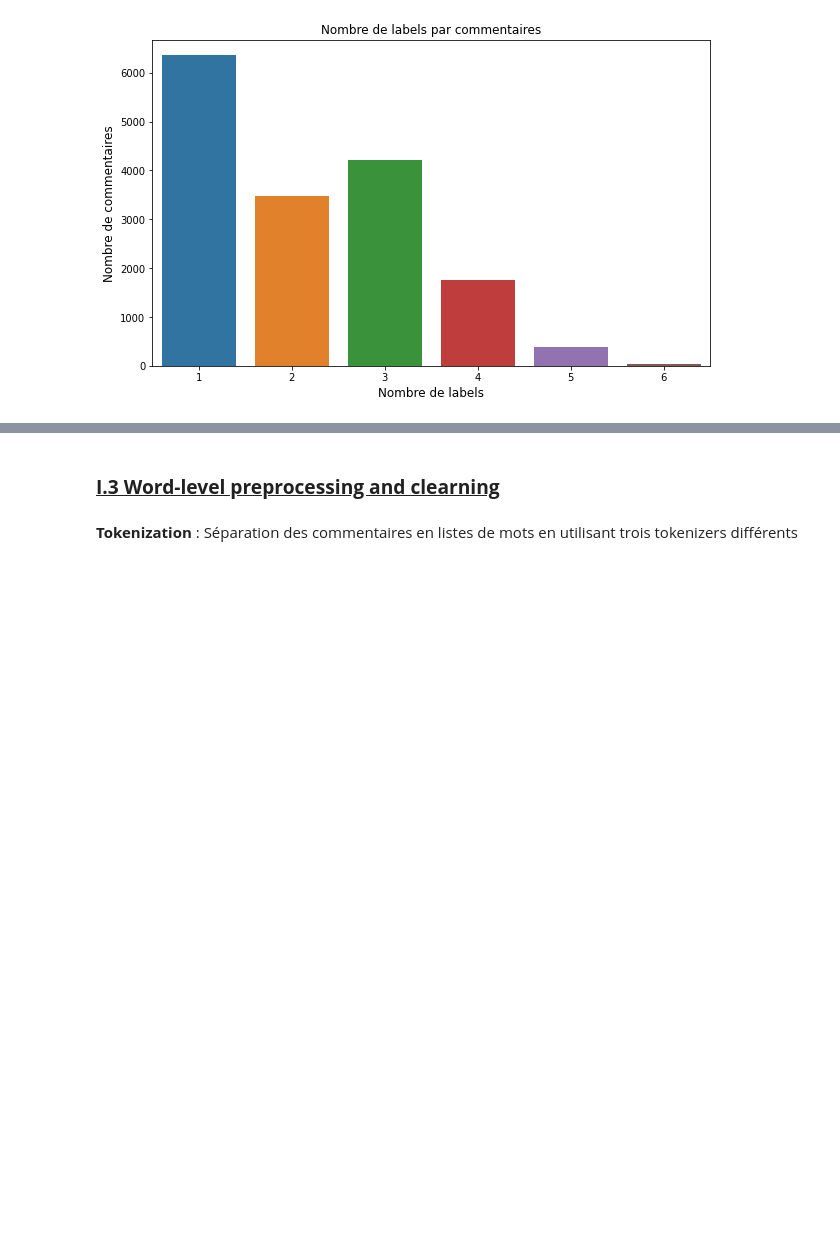
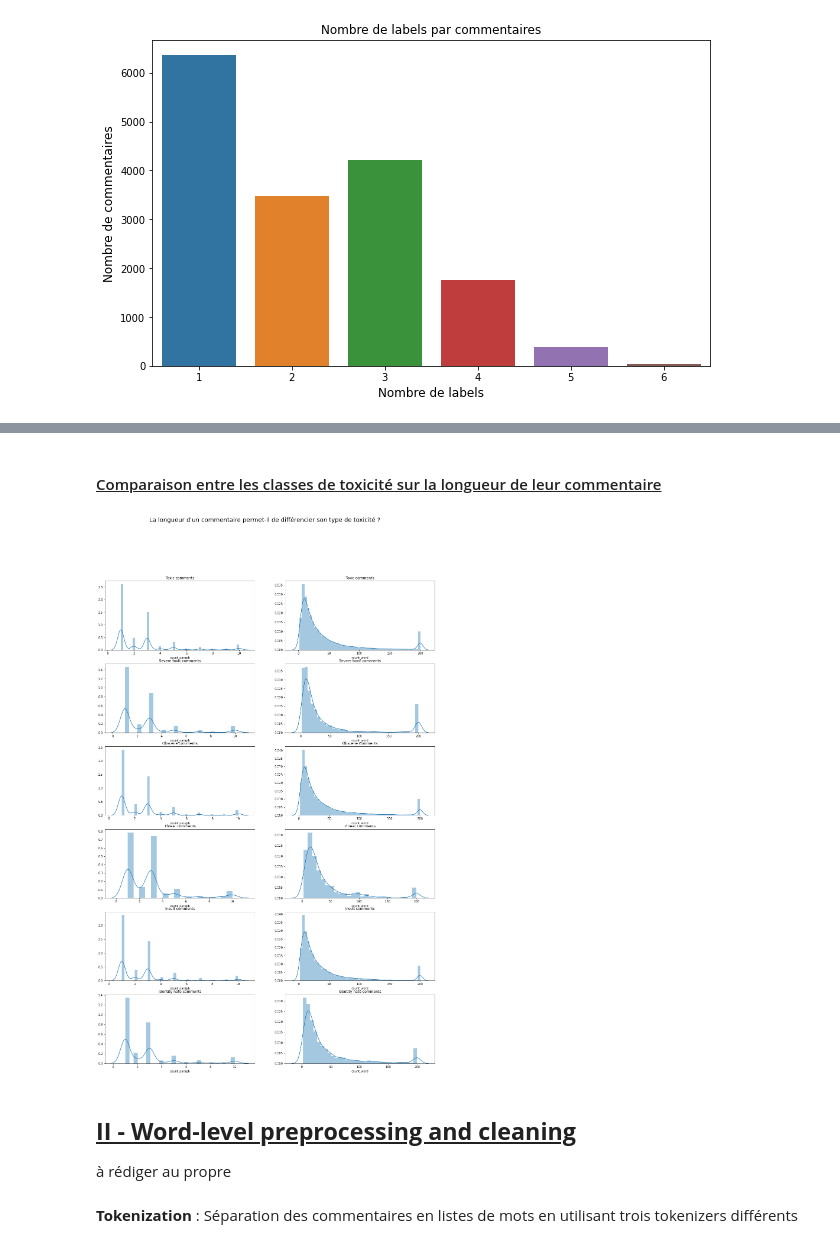
Before and after one commit to YannickLy/NLP-Project-ENSAE-2020, a Jupyter notebook: Notebook/draft.ipynb, the cells around one changed output, grey strips where cells are left out. Drawn from its saved outputs; the diff is of its cells as text; code cells hidden in the pictures; blank space fills up the shorter version.

```diff
--- a/Notebook/draft.ipynb
+++ b/Notebook/draft.ipynb
@@ -244,5 +313,51 @@ df_features["mean_word_len"] = train["comment_text"].apply(lambda x: np.mean([le
+# %% [markdown]
+#### <u> Comparaison entre les classes de toxicité sur la longueur de leur commentaire </u>
+# %%
+plt.figure(figsize=(20,30))
+plt.suptitle("La longueur d'un commentaire permet-il de différencier son type de toxicité ?", fontsize = 20)
+plt.subplot(621)
+plt.title('Toxic comments', fontsize = 12)
+sns.distplot(df[train['toxic']==1]['count_paraph'])
+plt.subplot(622)
+plt.title('Toxic comments', fontsize = 12)
+sns.distplot(df[train['toxic']==1]['count_word'])
+plt.subplot(623)
+plt.title('Severe toxic comments', fontsize = 12)
+sns.distplot(df[train['severe_toxic']==1]['count_paraph'])
+plt.subplot(624)
+plt.title('Severe toxic comments', fontsize = 12)
+sns.distplot(df[train['severe_toxic']==1]['count_word'])
+plt.subplot(625)
+plt.title('Obscene comments', fontsize = 12)
+sns.distplot(df[train['obscene']==1]['count_paraph'])
+plt.subplot(626)
+plt.title('Obscene comments', fontsize = 12)
+sns.distplot(df[train['obscene']==1]['count_word'])
+plt.subplot(627)
+plt.title('Threat comments', fontsize = 12)
+sns.distplot(df[train['threat']==1]['count_paraph'])
+plt.subplot(628)
+plt.title('Threat comments', fontsize = 12)
+sns.distplot(df[train['threat']==1]['count_word'])
+plt.subplot(629)
+plt.title('Insult comments', fontsize = 12)
+sns.distplot(df[train['insult']==1]['count_paraph'])
+plt.subplot(6,2,10)
+plt.title('Insult comments', fontsize = 12)
+sns.distplot(df[train['insult']==1]['count_word'])
+plt.subplot(6,2,11)
+plt.title('Identity hate comments', fontsize = 12)
+sns.distplot(df[train['identity_hate']==1]['count_paraph'])
+plt.subplot(6,2,12)
+plt.title('Identity hate comments', fontsize = 12)
+sns.distplot(df[train['identity_hate']==1]['count_word'])
+plt.show()
+# %% [output]
+[figure, added]
 # %% [markdown]
-### **<u>I.3 Word-level preprocessing and clearning</u>**
+## **<u> II - Word-level preprocessing and cleaning</u>**
+
+à rédiger au propre
 # %% [markdown]
 **Tokenization** : Séparation des commentaires en listes de mots en utilisant trois tokenizers différents
 # %%
```
Also changed, not shown: parts of 15 cells of this notebook.
